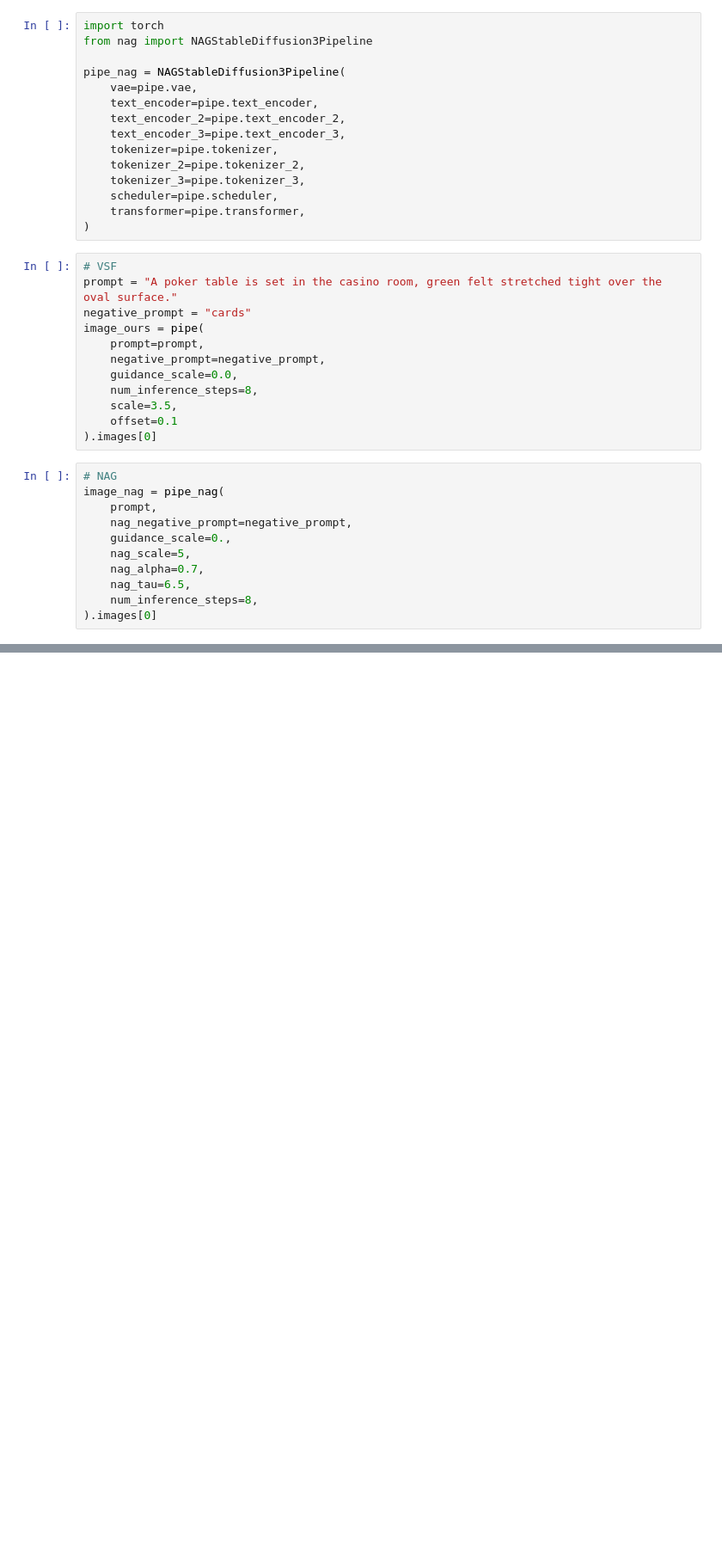
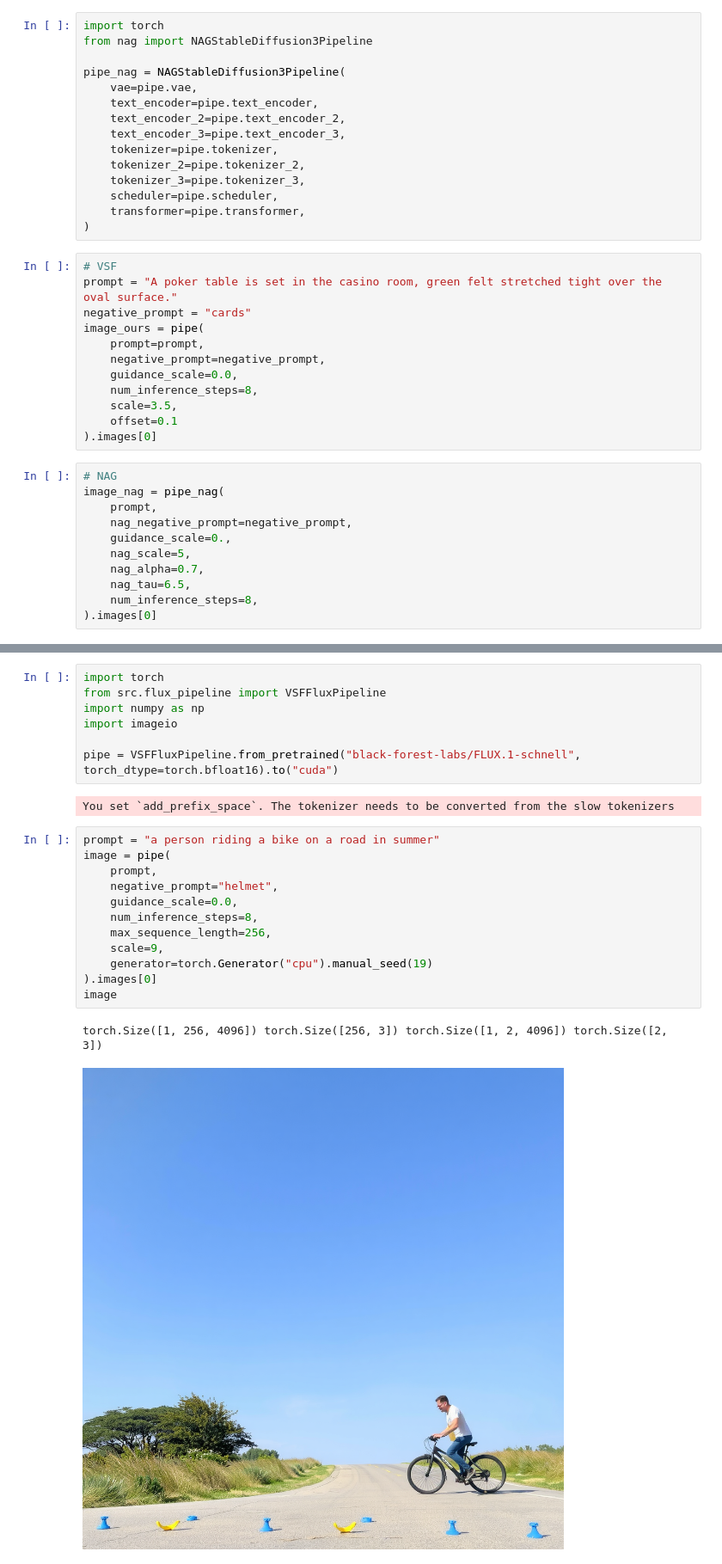
Before and after one commit to weathon/VSF, a Jupyter notebook: demo.ipynb, the cells around one changed output, grey strips where cells are left out. Shown at 86% size. Saved outputs shown, nothing was run; the diff lists cells and outputs as text; blank space fills up the shorter version.

Commit message:
flux schnell works, but not dev

```diff
--- a/demo.ipynb
+++ b/demo.ipynb
@@ -62,0 +58,24 @@ plt.axis("off")
+# %%
+import torch
+from src.flux_pipeline import VSFFluxPipeline
+import numpy as np
+import imageio
+
+pipe = VSFFluxPipeline.from_pretrained("black-forest-labs/FLUX.1-schnell", torch_dtype=torch.bfloat16).to("cuda")
+# %% [output]
+You set `add_prefix_space`. The tokenizer needs to be converted from the slow tokenizers
+# %%
+prompt = "a person riding a bike on a road in summer"
+image = pipe(
+    prompt,
+    negative_prompt="helmet",
+    guidance_scale=0.0,
+    num_inference_steps=8,
+    max_sequence_length=256,
+    scale=9,
+    generator=torch.Generator("cpu").manual_seed(19)
+).images[0]
+image
+# %% [output]
+torch.Size([1, 256, 4096]) torch.Size([256, 3]) torch.Size([1, 2, 4096]) torch.Size([2, 3])
+[figure, added]
```
Also changed, not shown: parts of 2 cells of this notebook, 4 other files.
